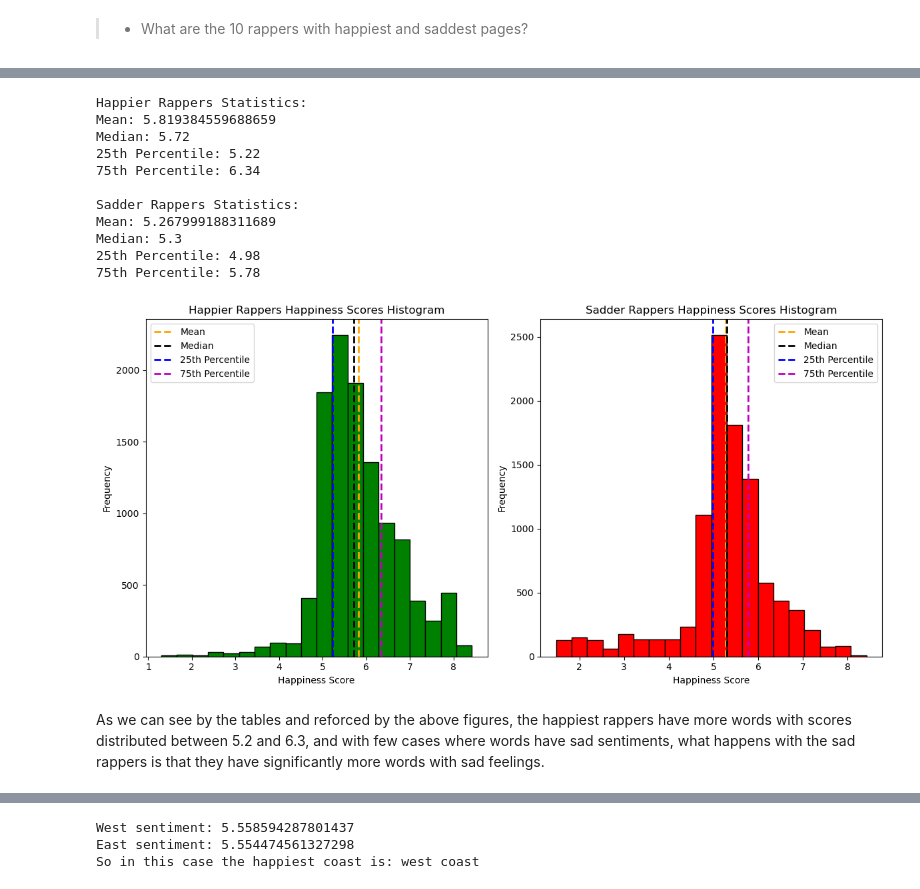
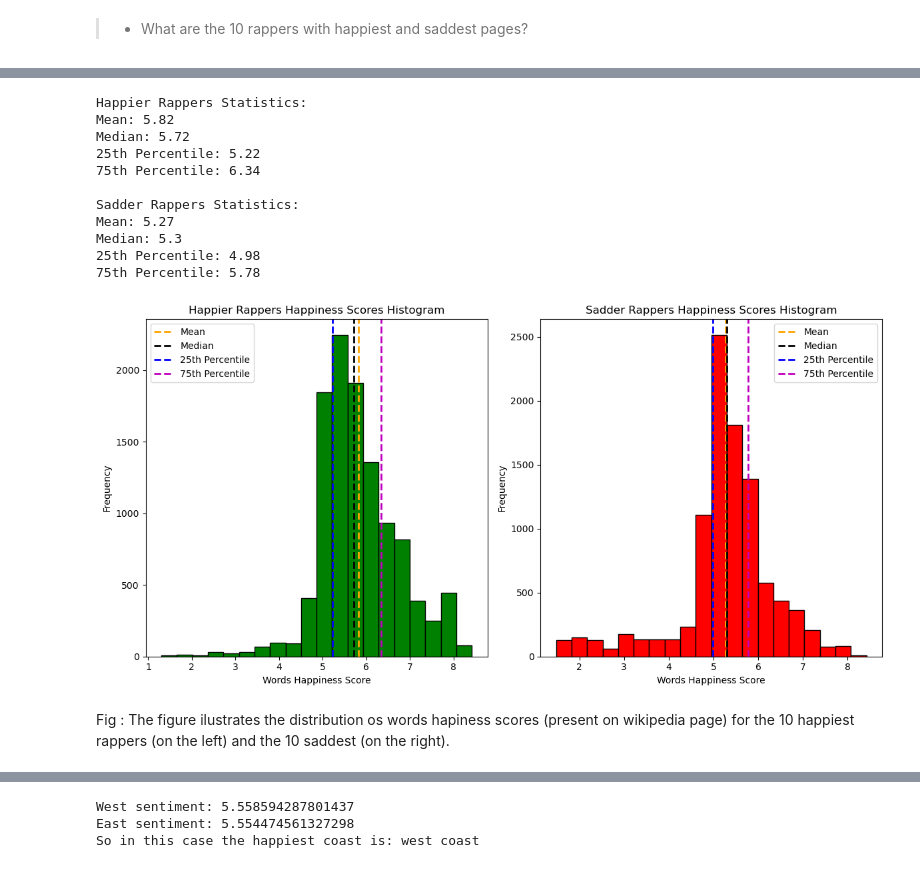
Before and after one commit to Linkschris/Assignment, a Jupyter notebook: Assignment2_jonas.ipynb, the cells around one changed output, grey strips where cells are left out. Saved outputs shown, nothing was run; the diff lists cells and outputs as text; code cells hidden in the pictures.

Commit message:
part 4 finished, we need to add fig and table names

```diff
--- a/Assignment2_jonas.ipynb
+++ b/Assignment2_jonas.ipynb
@@ -655,18 +696,37 @@ Table 1: Saddest Rappers:
 | 8 | Slow Pain | [love, enjoyed, music] | [2, 1, 1] | [8.42, 8.02, 8.02] | [died, dead, pain] | [1, 1, 15] | ... |
 | 9 | Ol' Dirty Bastard | [love, successful, win] | [2, 2, 1] | [8.42, 8.16, 8.12] | [murder, death, died] | [2, 12, 3] | ... |
 # %%
-import numpy as np
-import matplotlib.pyplot as plt
+happy_scores = []
 
-# Your existing code for creating the histograms
-# ...
+# Iterate through the rappers and their word dictionaries
+for rapper in happiest_rappers:
+    words_dict = rapper[1]['words_dict']
+    for word, word_data in words_dict.items():
+        happiness_score = word_data['happiness_score']
+        frequency = word_data['frequency']
+        happy_scores.extend([happiness_score] * frequency)
+
+
+sad_scores = []
+
+
+# Iterate through the rappers and their word dictionaries
+for rapper in saddest_rappers:
+    words_dict = rapper[1]['words_dict']
+    for word, word_data in words_dict.items():
+        happiness_score = word_data['happiness_score']
+        frequency = word_data['frequency']
+        sad_scores.extend([happiness_score] * frequency)
+
+
+
 
 # Calculate the mean, median, and percentiles for happy_scores and sad_scores
-mean_happy = np.mean(happy_scores)
+mean_happy = round(np.mean(happy_scores),2)
 median_happy = np.median(happy_scores)
 percentiles_happy = np.percentile(happy_scores, [25, 75])
 
-mean_sad = np.mean(sad_scores)
+mean_sad = round(np.mean(sad_scores),2)
 median_sad = np.median(sad_scores)
 percentiles_sad = np.percentile(sad_scores, [25, 75])
 
@@ -684,7 +744,7 @@ plt.figure(figsize=(12, 6))
 plt.subplot(1, 2, 1)
 plt.hist(happy_scores, bins=20, edgecolor='black', color='green')
 plt.title("Happier Rappers Happiness Scores Histogram")
-plt.xlabel("Happiness Score")
+plt.xlabel("Words Happiness Score")
 plt.ylabel("Frequency")
 
 # Add vertical lines for mean, median, and percentiles for happy_scores
@@ -703,36 +763,36 @@ print(f"Median: {median_sad}")
 print(f"25th Percentile: {percentiles_sad[0]}")
 print(f"75th Percentile: {percentiles_sad[1]}")
 
 # Sad happiness scores histogram
 plt.subplot(1, 2, 2)
 plt.hist(sad_scores, bins=20, edgecolor='black', color='red')
 plt.title("Sadder Rappers Happiness Scores Histogram")
-plt.xlabel("Happiness Score")
+plt.xlabel("Words Happiness Score")
 plt.ylabel("Frequency")
 
 # Add vertical lines for mean, median, and percentiles for sad_scores
 plt.axvline(mean_sad, color='orange', linestyle='dashed', linewidth=2, label='Mean')
 plt.axvline(median_sad, color='black', linestyle='dashed', linewidth=2, label='Median')
 plt.axvline(percentiles_sad[0], color='b', linestyle='dashed', linewidth=2, label='25th Percentile')
 plt.axvline(percentiles_sad[1], color='m', linestyle='dashed', linewidth=2, label='75th Percentile')
 
 # Display a legend
 plt.legend()
 
 plt.tight_layout()
 plt.show()
 # %% [output]
 Happier Rappers Statistics:
-Mean: 5.819384559688659
+Mean: 5.82
 Median: 5.72
 25th Percentile: 5.22
 75th Percentile: 6.34
 
 Sadder Rappers Statistics:
-Mean: 5.267999188311689
+Mean: 5.27
 Median: 5.3
 25th Percentile: 4.98
 75th Percentile: 5.78
-[figure, old version]
+[figure, new version]
-# %% [markdown]
-As we can see by the tables and reforced by the above figures, the happiest rappers have more words with scores distributed between 5.2 and 6.3, and with few cases where words have sad sentiments, what happens with the sad rappers is that they have significantly more words with sad feelings.
+# %% [markdown]
+Fig : The figure ilustrates the distribution os words hapiness scores (present on wikipedia page) for the 10 happiest rappers (on the left) and the 10 saddest (on the right).
```
Also changed, not shown: parts of 11 cells of this notebook.
